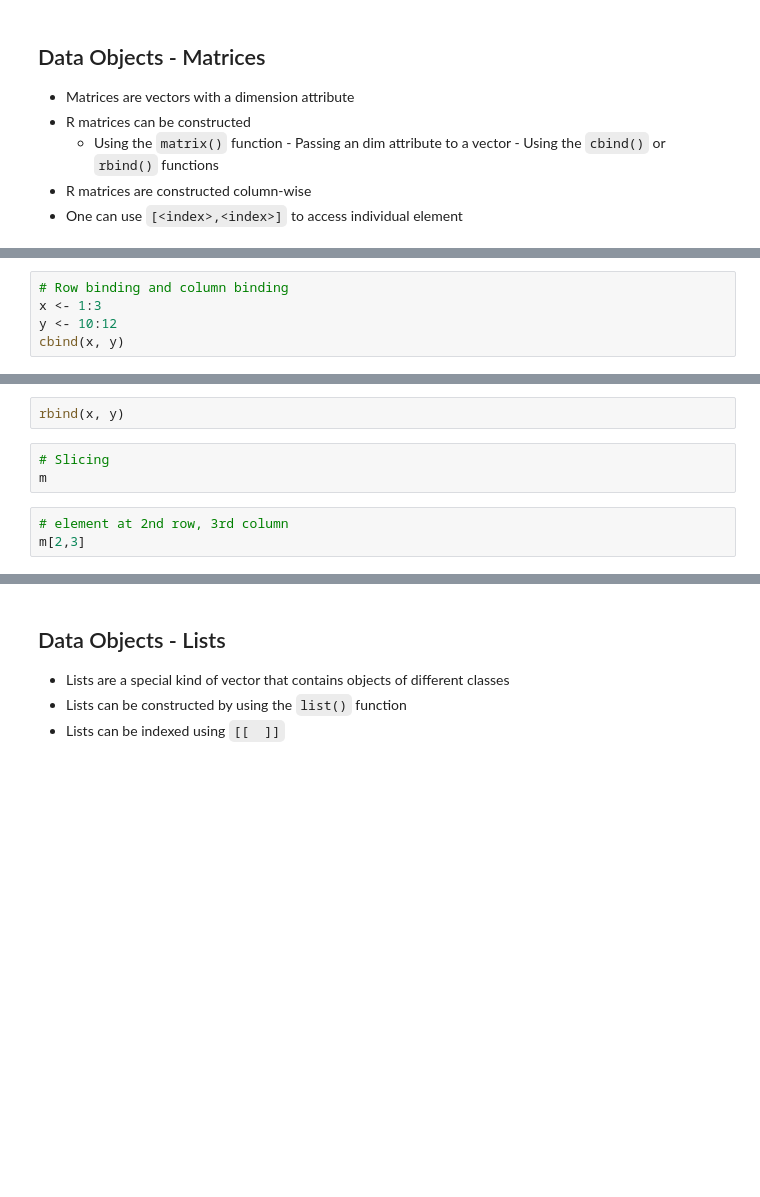
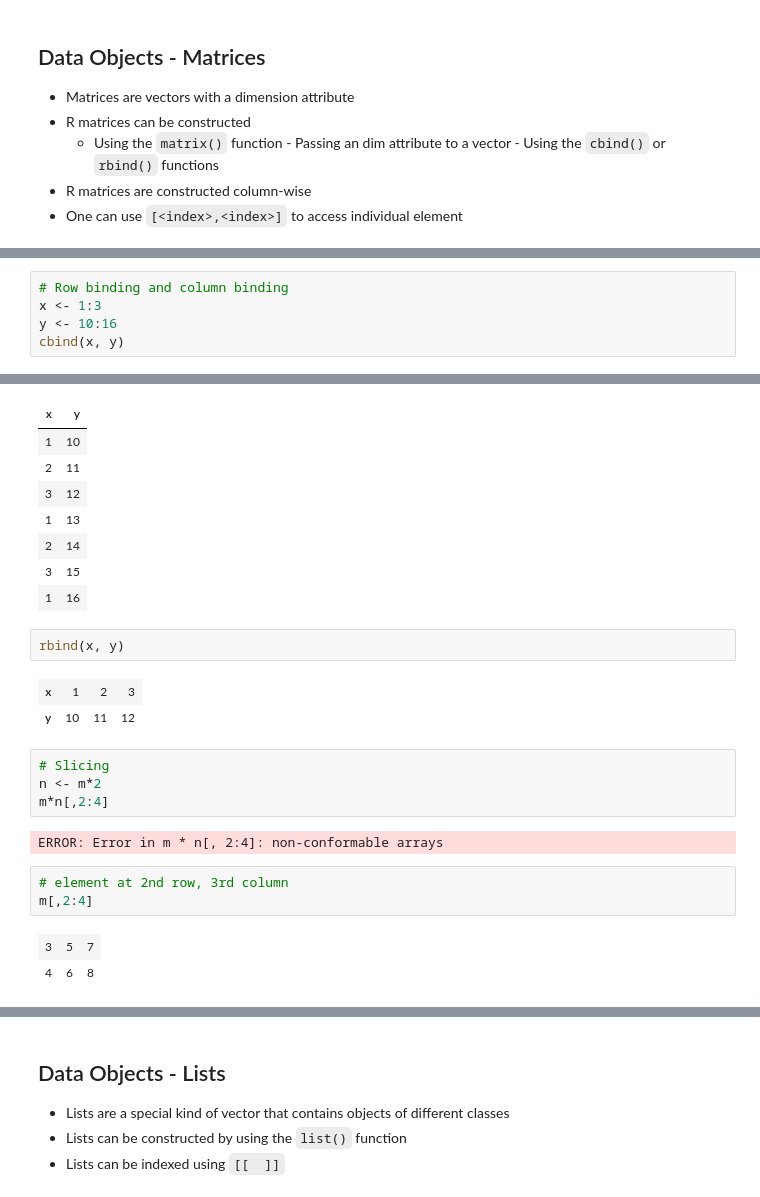
Before and after one commit to alexpacheco/rprog, a Jupyter notebook: rprog.ipynb, the cells around one changed output, grey strips where cells are left out. Drawn from its saved outputs; the diff is of its cells as text; blank space fills up the shorter version.

```diff
--- a/rprog.ipynb
+++ b/rprog.ipynb
@@ -113,5 +154,6 @@ m
 # %%
 # Row binding and column binding
 x <- 1:3
-y <- 10:12
+y <- 10:16
 cbind(x, y)
+# %% [output]
@@ -118,11 +162,28 @@ cbind(x, y)
+| x | y |
+| 1 | 10 |
+| 2 | 11 |
+| 3 | 12 |
+| 1 | 13 |
+| 2 | 14 |
+| 3 | 15 |
+| 1 | 16 |
 # %%
 rbind(x, y)
+# %% [output]
+| x | 1 | 2 | 3 |
+| y | 10 | 11 | 12 |
 # %%
 # Slicing
-m
+n <- m*2
+m*n[,2:4]
+# %% [output]
+ERROR: Error in m * n[, 2:4]: non-conformable arrays
 # %%
 # element at 2nd row, 3rd column
-m[2,3]
+m[,2:4]
+# %% [output]
+| 3 | 5 | 7 |
+| 4 | 6 | 8 |
 # %%
 # entire i<sup>th</sup> row of m
 m[2,]
```
Also changed, not shown: parts of 85 cells of this notebook, 9 other files.
